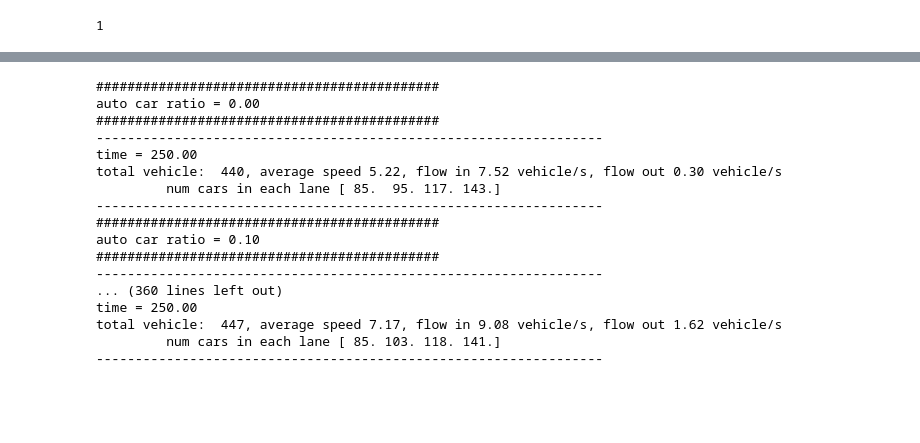
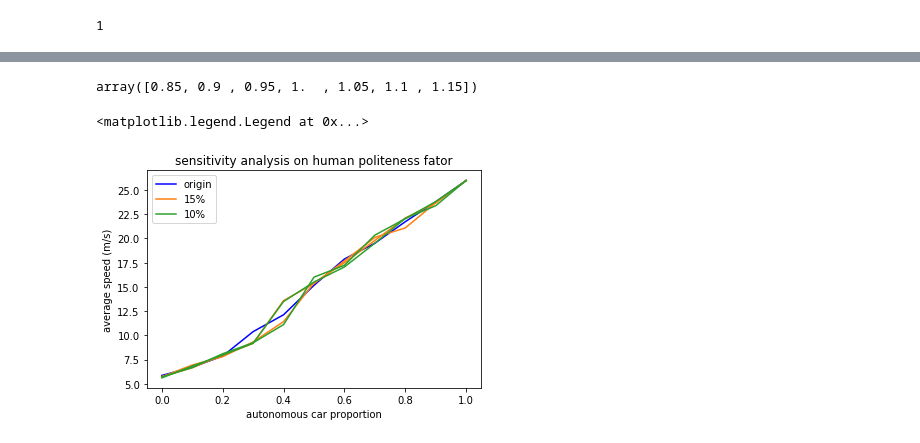
Before and after one commit to Horacehxw/traffic_simulation, a Jupyter notebook: src/example.ipynb, the cells around one changed output, grey strips where cells are left out. Saved outputs shown, nothing was run; the diff lists cells and outputs as text; code cells hidden in the pictures; blank space fills up the shorter version.

Commit message:
finish sensitivity test

```diff
--- a/src/example.ipynb
+++ b/src/example.ipynb
@@ -780,3 +780,5 @@ def sensitivity_p(p_factor):
         print("############################################")
         performance.append( speed_auto_p_factor(auto, 3, p_factor))
     return performance
+# %%
+speeds = [sensitivity_p(p) for p in [0.6, 0.8, 1, 1.2, 1.4]]
@@ -783,21 +803,18 @@ def sensitivity_p(p_factor):
 # %%
-speeds = [sensitivity_p(p) for p in np.arange(0.85, 1.16, 0.05)]
+np.arange(0.85, 1.16, 0.05)
 # %% [output]
-############################################
-auto car ratio = 0.00
-############################################
------------------------------------------------------------------
-time = 250.00
-total vehicle:  440, average speed 5.22, flow in 7.52 vehicle/s, flow out 0.30 vehicle/s
-         num cars in each lane [ 85.  95. 117. 143.]
------------------------------------------------------------------
-############################################
-auto car ratio = 0.10
-############################################
------------------------------------------------------------------
-... (360 lines left out)
-time = 250.00
-total vehicle:  447, average speed 7.17, flow in 9.08 vehicle/s, flow out 1.62 vehicle/s
-         num cars in each lane [ 85. 103. 118. 141.]
------------------------------------------------------------------
+array([0.85, 0.9 , 0.95, 1.  , 1.05, 1.1 , 1.15])
+# %%
+plt.plot(np.arange(0, 1.01, 0.1), speeds[3], 'b', label='origin')
+plt.plot(np.arange(0, 1.01, 0.1), speeds[0], 'C1', label='15%')
+plt.plot(np.arange(0, 1.01, 0.1), speeds[6], 'C1')
+plt.plot(np.arange(0, 1.01, 0.1), speeds[1], 'C2', label='10%')
+plt.plot(np.arange(0, 1.01, 0.1), speeds[5], 'C2')
+plt.title('sensitivity analysis on human politeness fator')
+plt.xlabel('autonomous car proportion')
+plt.ylabel('average speed (m/s)')
+plt.legend()
+# %% [output]
+<matplotlib.legend.Legend at 0x...>
+[figure, added]
 # %%
```
Also changed, not shown: parts of 7 cells of this notebook, 8 other files.
